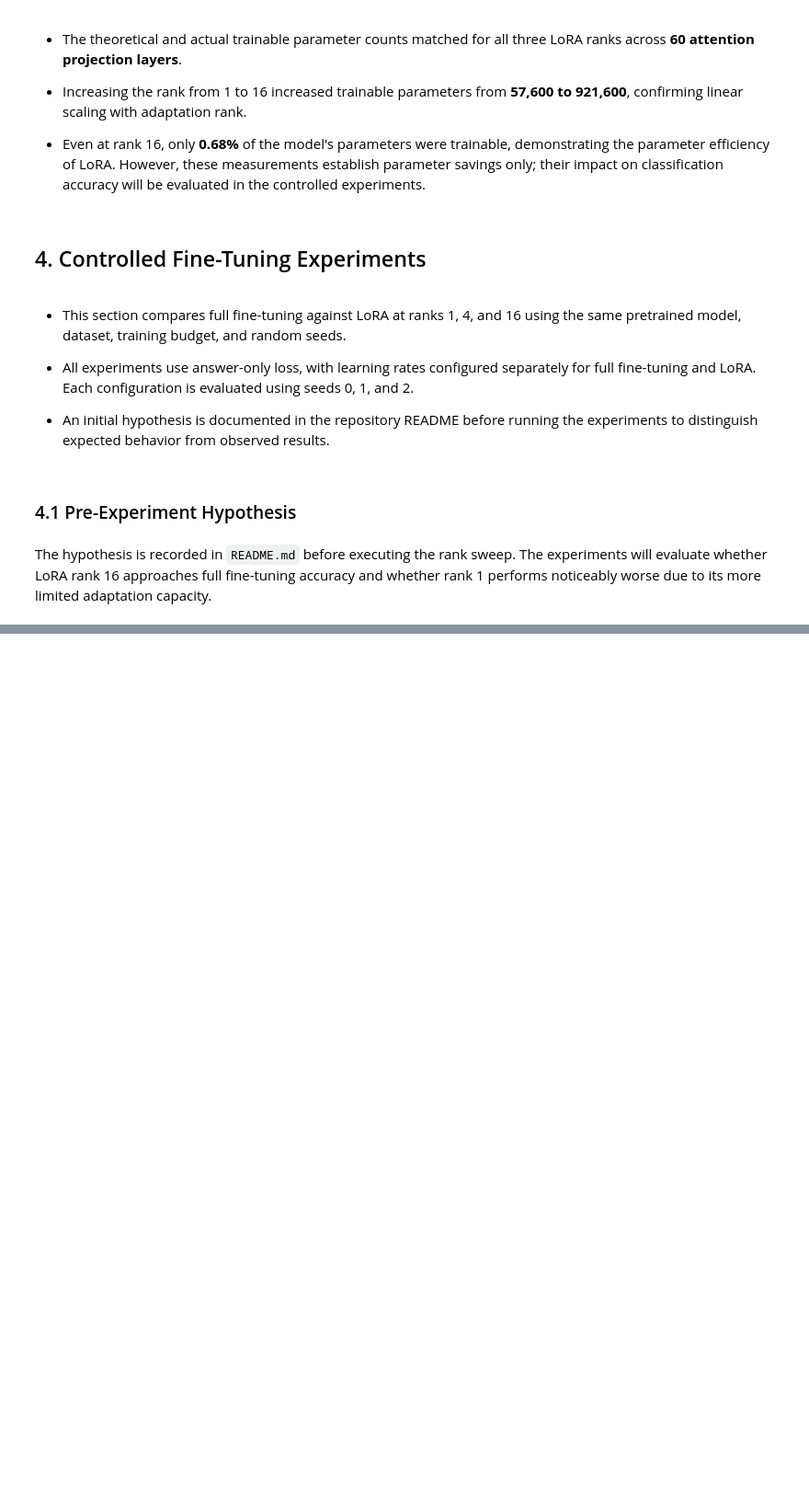
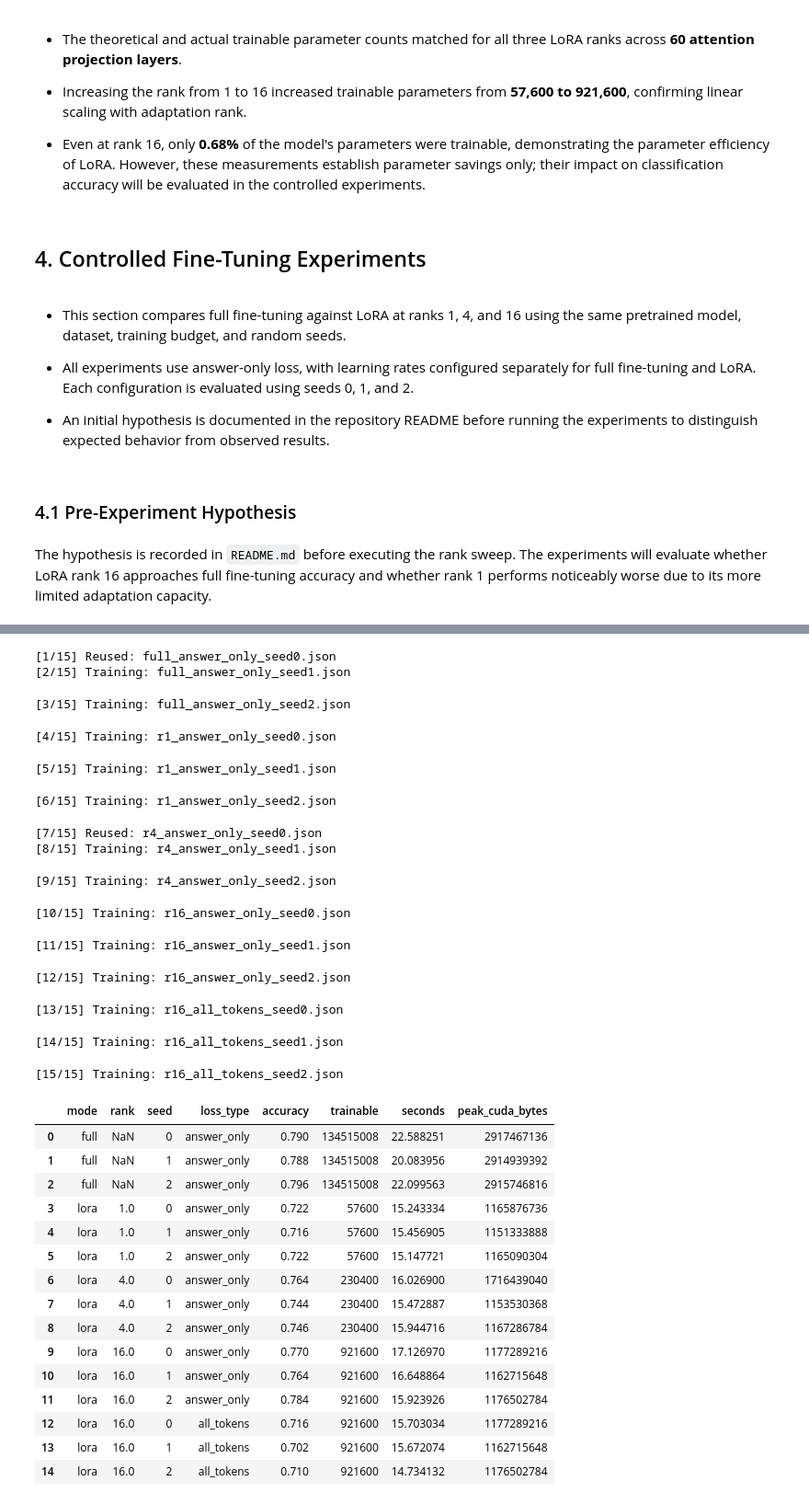
Before and after one commit to dancmartin11/aigc-5500-lab-06-fine-tune-with-lora, a Jupyter notebook: daniel_alejandro_castillo_martin_LAB6.ipynb, the cells around one changed output, grey strips where cells are left out. Shown at 92% size. Cells and saved outputs as stored; diff of their text form; code cells hidden in the pictures; blank space fills up the shorter version.

Commit message:
2026-11-08 - Complete controlled fine-tuning experiments and analysis.

```diff
--- a/daniel_alejandro_castillo_martin_LAB6.ipynb
+++ b/daniel_alejandro_castillo_martin_LAB6.ipynb
@@ -574,0 +586,17 @@ The hypothesis is recorded in `README.md` before executing the rank sweep. The e
+# %%
+# Define the configurations for the controlled experiments
+experiment_configs = [
+    {'mode': 'full', 'rank': None, 'loss_type': 'answer_only'},
+    {'mode': 'lora', 'rank': 1, 'loss_type': 'answer_only'},
+    {'mode': 'lora', 'rank': 4, 'loss_type': 'answer_only'},
+    {'mode': 'lora', 'rank': 16, 'loss_type': 'answer_only'},
+    {'mode': 'lora', 'rank': 16, 'loss_type': 'all_tokens'}
+    ]
+
+# Expand each configuration across the three required seeds
+experiment_plan = [{**config, 'seed': seed} for config in experiment_configs for seed in SEEDS]
+
+# Display the planned experiments without training
+plan_df = pd.DataFrame(experiment_plan)
+
+plan_df
@@ -574,0 +745,41 @@ The hypothesis is recorded in `README.md` before executing the rank sweep. The e
+# %%
+# Execute the complete controlled fine-tuning experiment plan.
+sweep_results = run_sweep(experiment_plan = experiment_plan, train_examples = train_examples, test_examples = test_examples, label_ids = label_ids)
+
+# Organize all experimental measurements into a DataFrame.
+sweep_df = pd.DataFrame(sweep_results)
+
+# Display the results for every configuration and seed.
+sweep_df[['mode', 'rank', 'seed', 'loss_type', 'accuracy', 'trainable', 'seconds', 'peak_cuda_bytes']]
+# %% [output]
+[1/15] Reused: full_answer_only_seed0.json
+[2/15] Training: full_answer_only_seed1.json
+[3/15] Training: full_answer_only_seed2.json
+[4/15] Training: r1_answer_only_seed0.json
+[5/15] Training: r1_answer_only_seed1.json
+[6/15] Training: r1_answer_only_seed2.json
+[7/15] Reused: r4_answer_only_seed0.json
+[8/15] Training: r4_answer_only_seed1.json
+[9/15] Training: r4_answer_only_seed2.json
+[10/15] Training: r16_answer_only_seed0.json
+[11/15] Training: r16_answer_only_seed1.json
+[12/15] Training: r16_answer_only_seed2.json
+[13/15] Training: r16_all_tokens_seed0.json
+[14/15] Training: r16_all_tokens_seed1.json
+[15/15] Training: r16_all_tokens_seed2.json
+|  | mode | rank | seed | loss_type | accuracy | trainable | seconds | peak_cuda_bytes |
+| 0 | full | NaN | 0 | answer_only | 0.790 | 134515008 | 22.588251 | 2917467136 |
+| 1 | full | NaN | 1 | answer_only | 0.788 | 134515008 | 20.083956 | 2914939392 |
+| 2 | full | NaN | 2 | answer_only | 0.796 | 134515008 | 22.099563 | 2915746816 |
+| 3 | lora | 1.0 | 0 | answer_only | 0.722 | 57600 | 15.243334 | 1165876736 |
+| 4 | lora | 1.0 | 1 | answer_only | 0.716 | 57600 | 15.456905 | 1151333888 |
+| 5 | lora | 1.0 | 2 | answer_only | 0.722 | 57600 | 15.147721 | 1165090304 |
+| 6 | lora | 4.0 | 0 | answer_only | 0.764 | 230400 | 16.026900 | 1716439040 |
+| 7 | lora | 4.0 | 1 | answer_only | 0.744 | 230400 | 15.472887 | 1153530368 |
+| 8 | lora | 4.0 | 2 | answer_only | 0.746 | 230400 | 15.944716 | 1167286784 |
+| 9 | lora | 16.0 | 0 | answer_only | 0.770 | 921600 | 17.126970 | 1177289216 |
+| 10 | lora | 16.0 | 1 | answer_only | 0.764 | 921600 | 16.648864 | 1162715648 |
+| 11 | lora | 16.0 | 2 | answer_only | 0.784 | 921600 | 15.923926 | 1176502784 |
+| 12 | lora | 16.0 | 0 | all_tokens | 0.716 | 921600 | 15.703034 | 1177289216 |
+| 13 | lora | 16.0 | 1 | all_tokens | 0.702 | 921600 | 15.672074 | 1162715648 |
+| 14 | lora | 16.0 | 2 | all_tokens | 0.710 | 921600 | 14.734132 | 1176502784 |
```
Also changed, not shown: parts of 35 cells of this notebook, 1 other file.
